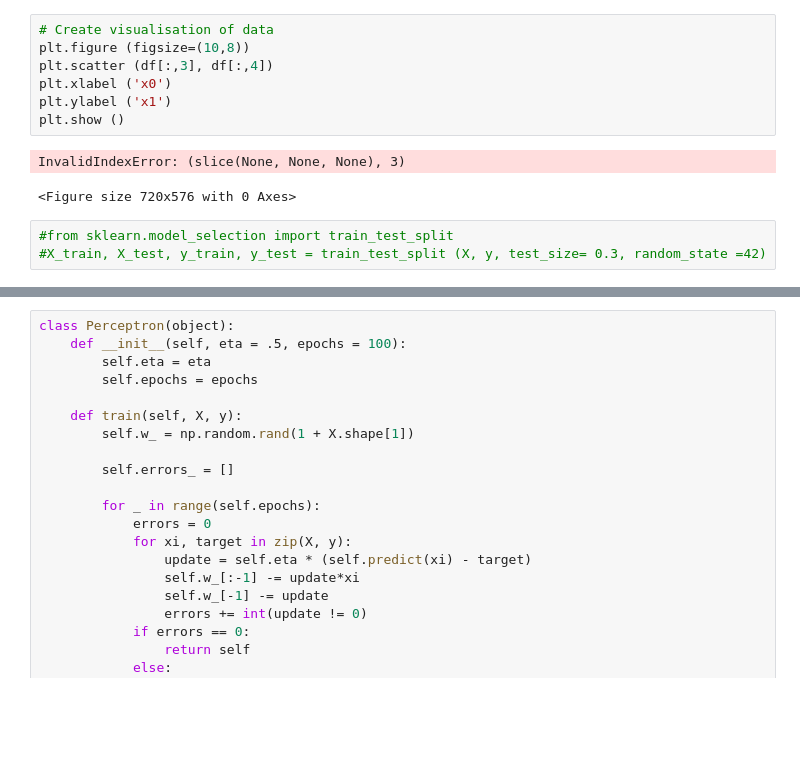
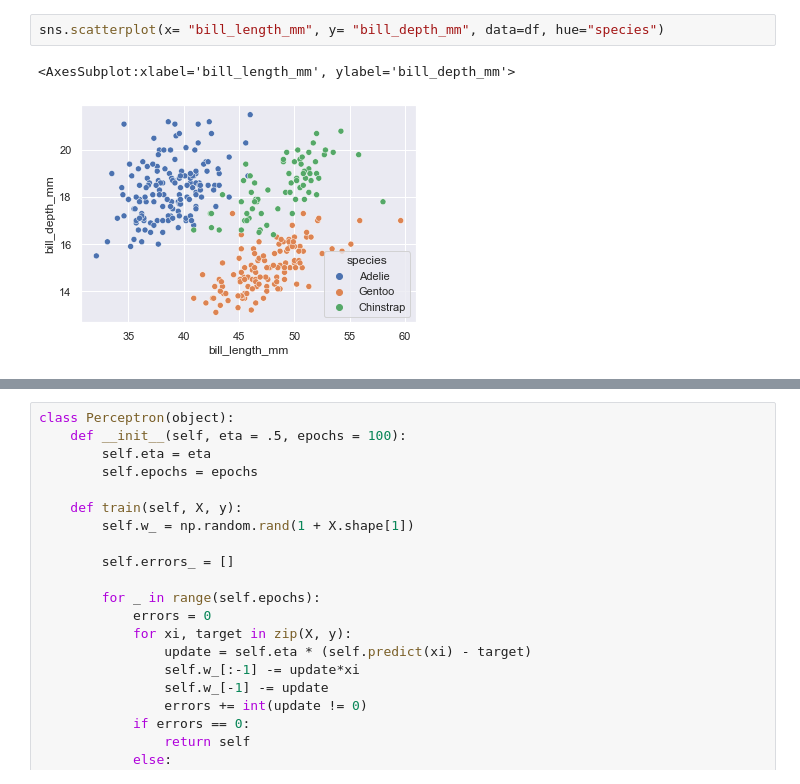
Before and after one commit to alinaali/Data_Science_and_Machine_Learning, a Jupyter notebook: Supervised Learning/Perceptron/Perceptron.ipynb, the cells around one changed output, grey strips where cells are left out. Saved outputs shown, nothing was run; the diff lists cells and outputs as text; blank space fills up the shorter version.

```diff
--- a/Supervised Learning/Perceptron/Perceptron.ipynb
+++ b/Supervised Learning/Perceptron/Perceptron.ipynb
@@ -64,13 +134,5 @@ array([[ 39.1, 181. ],
-# %%
-# Create visualisation of data
-plt.figure (figsize=(10,8))
-plt.scatter (df[:,3], df[:,4])
-plt.xlabel ('x0')
-plt.ylabel ('x1')
-plt.show ()
-# %% [output]
-InvalidIndexError: (slice(None, None, None), 3)
-<Figure size 720x576 with 0 Axes>
-# %%
-#from sklearn.model_selection import train_test_split
-#X_train, X_test, y_train, y_test = train_test_split (X, y, test_size= 0.3, random_state =42)
+# %%
+sns.scatterplot(x= "bill_length_mm", y= "bill_depth_mm", data=df, hue="species")
+# %% [output]
+<AxesSubplot:xlabel='bill_length_mm', ylabel='bill_depth_mm'>
+[figure, added]
```
Also changed, not shown: parts of 26 cells of this notebook, 4 other files.
